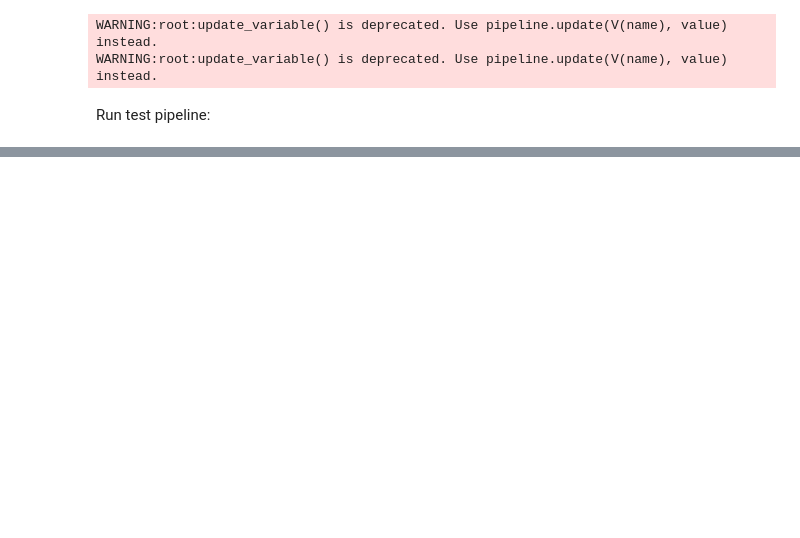
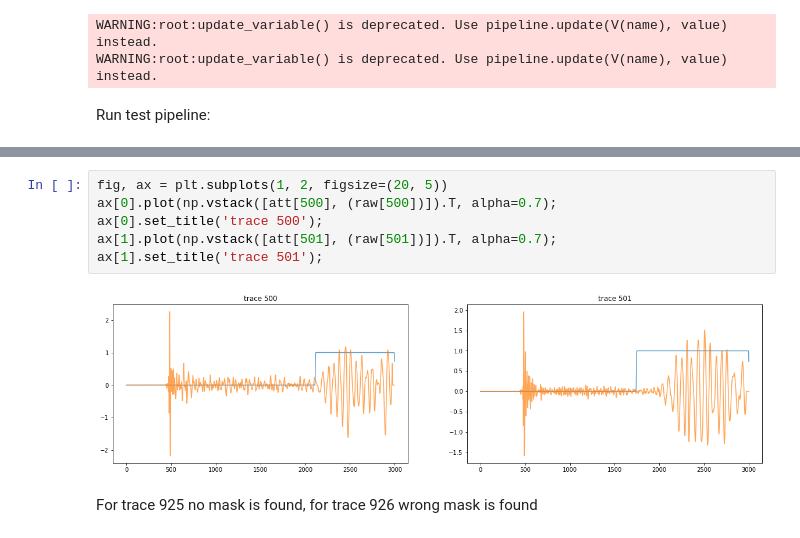
Before and after one commit to sadaqatali2027/SeismicPro-1, a Jupyter notebook: Ground_Roll/models/1_model_study_unet_att_params.ipynb, the cells around one changed output, grey strips where cells are left out. Drawn from its saved outputs; the diff is of its cells as text; blank space fills up the shorter version.

```diff
--- a/Ground_Roll/models/1_model_study_unet_att_params.ipynb
+++ b/Ground_Roll/models/1_model_study_unet_att_params.ipynb
@@ -232,0 +248,10 @@ raw, att, lift, out = check_res(i, test_pipeline)
+# %%
+fig, ax = plt.subplots(1, 2, figsize=(20, 5))
+ax[0].plot(np.vstack([att[500], (raw[500])]).T, alpha=0.7);
+ax[0].set_title('trace 500');
+ax[1].plot(np.vstack([att[501], (raw[501])]).T, alpha=0.7);
+ax[1].set_title('trace 501');
+# %% [output]
+[figure, added]
+# %% [markdown]
+For trace 925 no mask is found, for trace 926 wrong mask is found
```
Also changed, not shown: parts of 25 cells of this notebook.
